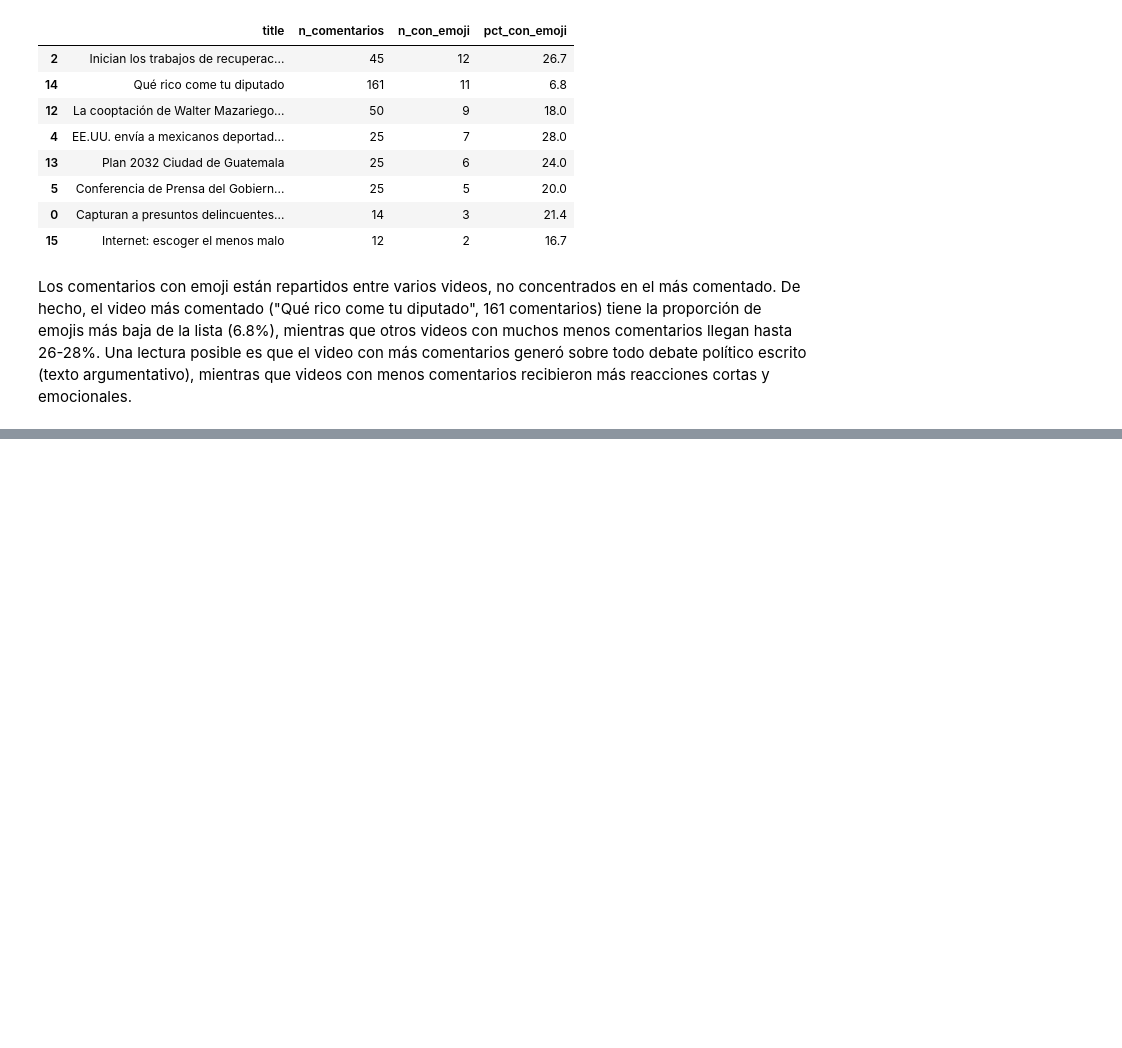
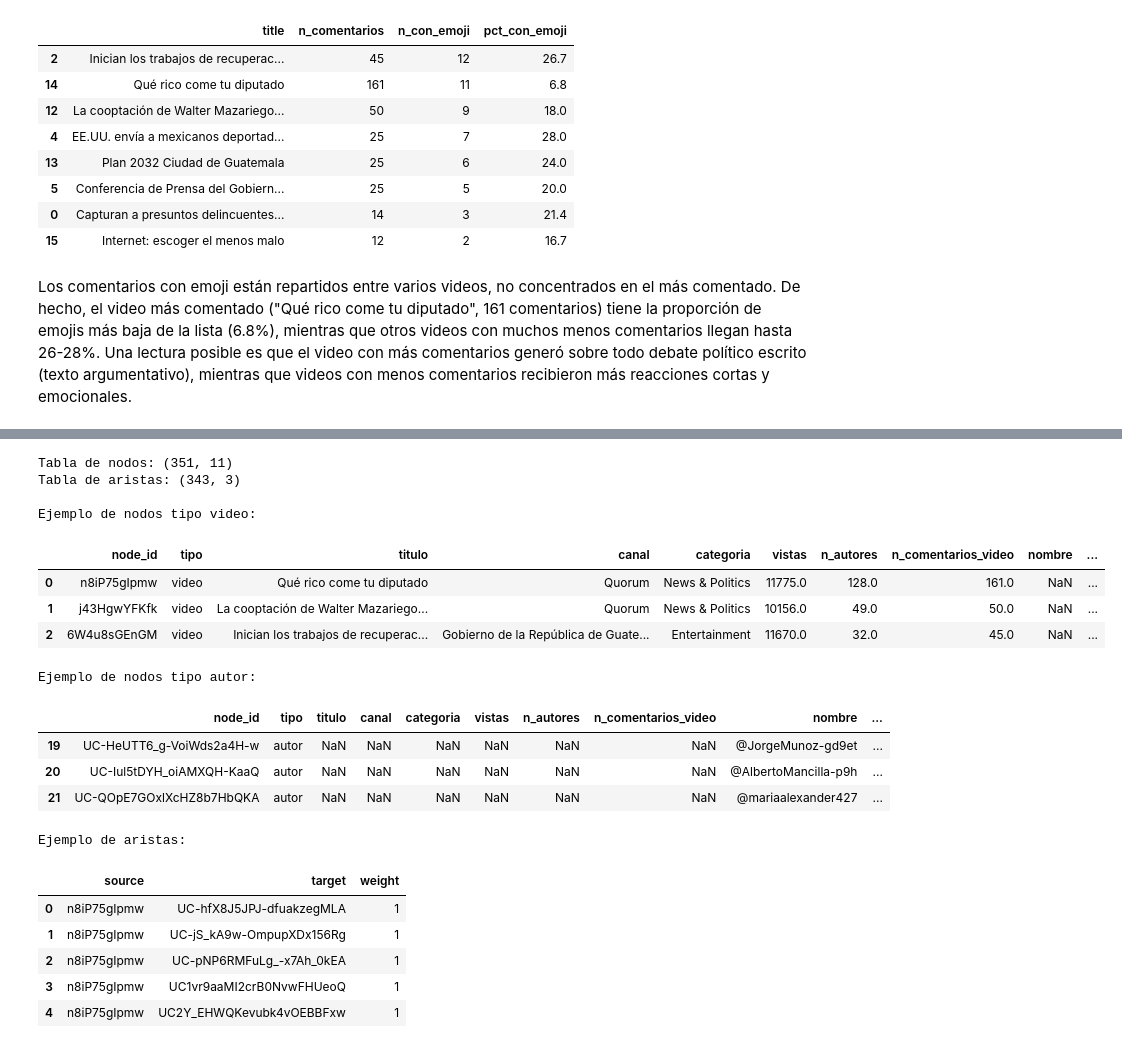
Before and after one commit to Qu3zada22/lab6-ds, a Jupyter notebook: Laboratorio6_Redes_Sociales_YouTube.ipynb, the cells around one changed output, grey strips where cells are left out. Drawn from its saved outputs; the diff is of its cells as text; code cells hidden in the pictures; blank space fills up the shorter version.

```diff
--- a/Laboratorio6_Redes_Sociales_YouTube.ipynb
+++ b/Laboratorio6_Redes_Sociales_YouTube.ipynb
@@ -1227,0 +1281,37 @@ Los comentarios con emoji están repartidos entre varios videos, no concentrados
+# %%
+# 4.3 Tabla de nodos y tabla de aristas
+tabla_nodos = pd.DataFrame([
+    {'node_id': n, **d} for n, d in B.nodes(data=True)
+])
+tabla_aristas = nx.to_pandas_edgelist(B)
+
+print('Tabla de nodos:', tabla_nodos.shape)
+print('Tabla de aristas:', tabla_aristas.shape)
+print()
+print('Ejemplo de nodos tipo video:')
+display(tabla_nodos[tabla_nodos['tipo'] == 'video'].head(3))
+print('Ejemplo de nodos tipo autor:')
+display(tabla_nodos[tabla_nodos['tipo'] == 'autor'].head(3))
+print('Ejemplo de aristas:')
+display(tabla_aristas.head(5))
+# %% [output]
+Tabla de nodos: (351, 11)
+Tabla de aristas: (343, 3)
+
+Ejemplo de nodos tipo video:
+|  | node_id | tipo | titulo | canal | categoria | vistas | n_autores | n_comentarios_video | nombre | ... |
+| 0 | n8iP75gIpmw | video | Qué rico come tu diputado | Quorum | News & Politics | 11775.0 | 128.0 | 161.0 | NaN | ... |
+| 1 | j43HgwYFKfk | video | La cooptación de Walter Mazariego... | Quorum | News & Politics | 10156.0 | 49.0 | 50.0 | NaN | ... |
+| 2 | 6W4u8sGEnGM | video | Inician los trabajos de recuperac... | Gobierno de la República de Guate... | Entertainment | 11670.0 | 32.0 | 45.0 | NaN | ... |
+Ejemplo de nodos tipo autor:
+|  | node_id | tipo | titulo | canal | categoria | vistas | n_autores | n_comentarios_video | nombre | ... |
+| 19 | UC-HeUTT6_g-VoiWds2a4H-w | autor | NaN | NaN | NaN | NaN | NaN | NaN | @JorgeMunoz-gd9et | ... |
+| 20 | UC-Iul5tDYH_oiAMXQH-KaaQ | autor | NaN | NaN | NaN | NaN | NaN | NaN | @AlbertoMancilla-p9h | ... |
+| 21 | UC-QOpE7GOxlXcHZ8b7HbQKA | autor | NaN | NaN | NaN | NaN | NaN | NaN | @mariaalexander427 | ... |
+Ejemplo de aristas:
+|  | source | target | weight |
+| 0 | n8iP75gIpmw | UC-hfX8J5JPJ-dfuakzegMLA | 1 |
+| 1 | n8iP75gIpmw | UC-jS_kA9w-OmpupXDx156Rg | 1 |
+| 2 | n8iP75gIpmw | UC-pNP6RMFuLg_-x7Ah_0kEA | 1 |
+| 3 | n8iP75gIpmw | UC1vr9aaMI2crB0NvwFHUeoQ | 1 |
+| 4 | n8iP75gIpmw | UC2Y_EHWQKevubk4vOEBBFxw | 1 |
```
Also changed, not shown: parts of 6 cells of this notebook.
